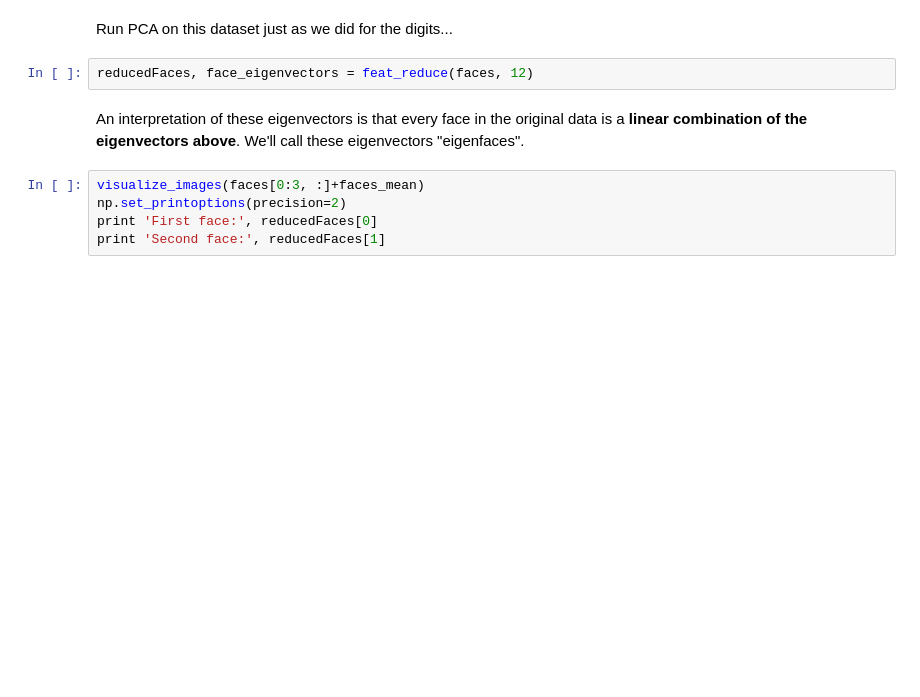
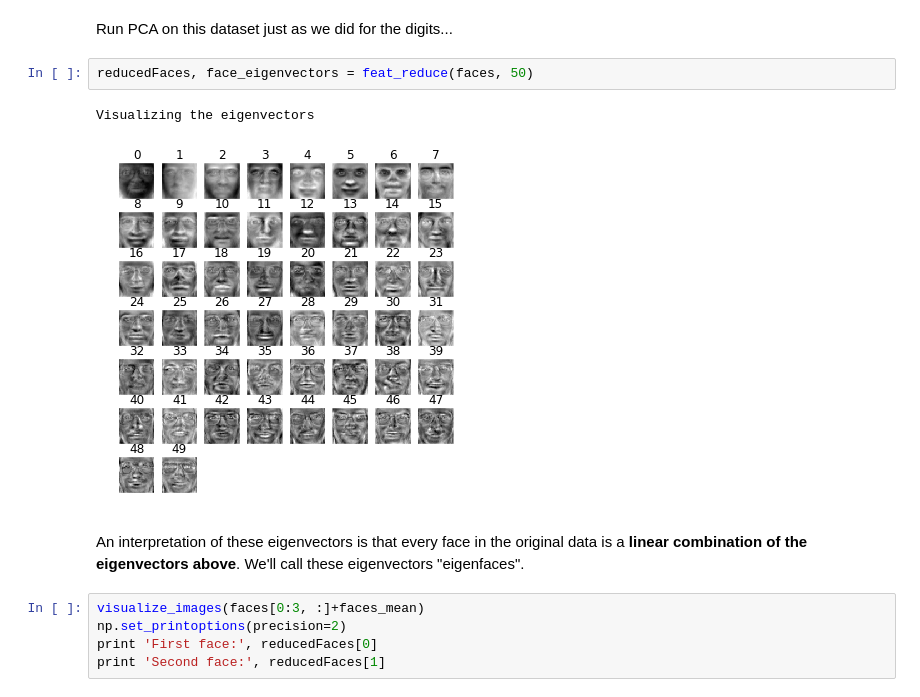
Before and after one commit to sunnyyy/python-notebooks, a Jupyter notebook: pca.ipynb, the cells around one changed output. Drawn from its saved outputs; the diff is of its cells as text; blank space fills up the shorter version.

```diff
--- a/pca.ipynb
+++ b/pca.ipynb
@@ -232,7 +278,10 @@ faces -= faces_mean  # center the data, as required for PCA
 # %% [markdown]
 Run PCA on this dataset just as we did for the digits...
 # %%
-reducedFaces, face_eigenvectors = feat_reduce(faces, 12)
+reducedFaces, face_eigenvectors = feat_reduce(faces, 50)
+# %% [output]
+Visualizing the eigenvectors
+[figure, added]
 # %% [markdown]
 An interpretation of these eigenvectors is that every face in the original data is a **linear combination of the eigenvectors above**. We'll call these eigenvectors "eigenfaces".
 # %%
```
Also changed, not shown: parts of 12 cells of this notebook, 4 other files.
